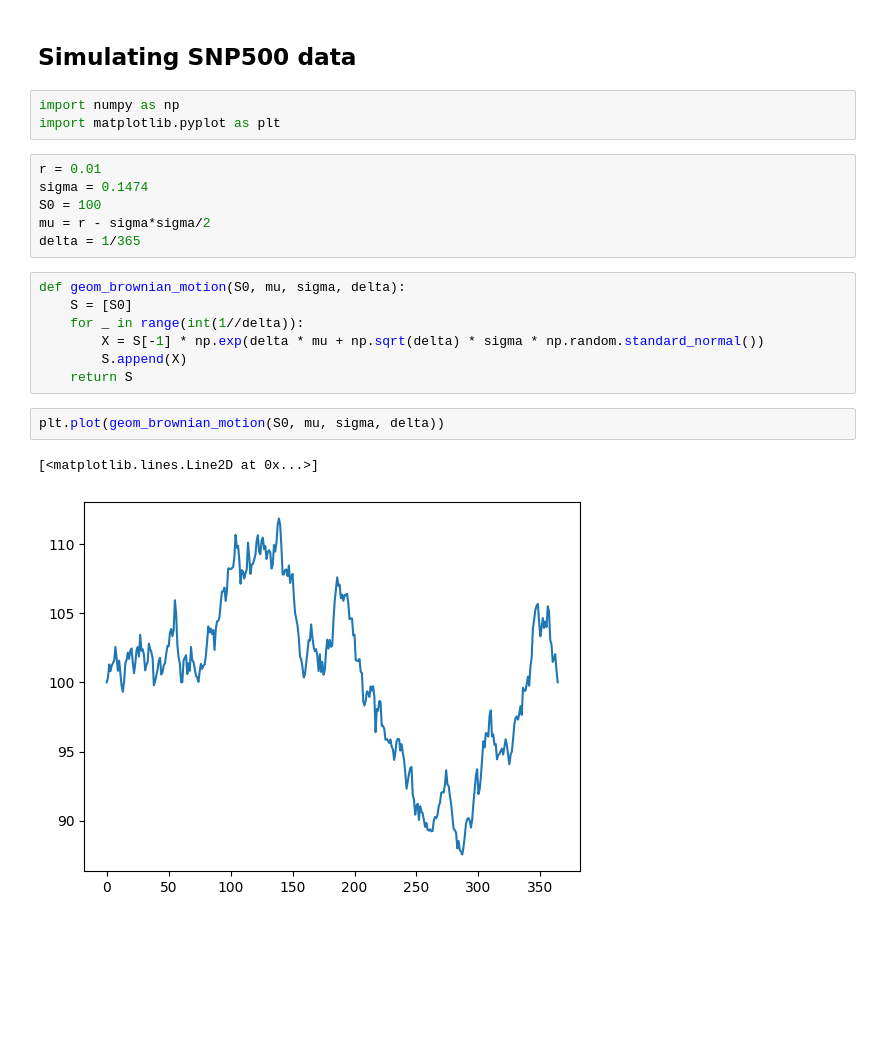
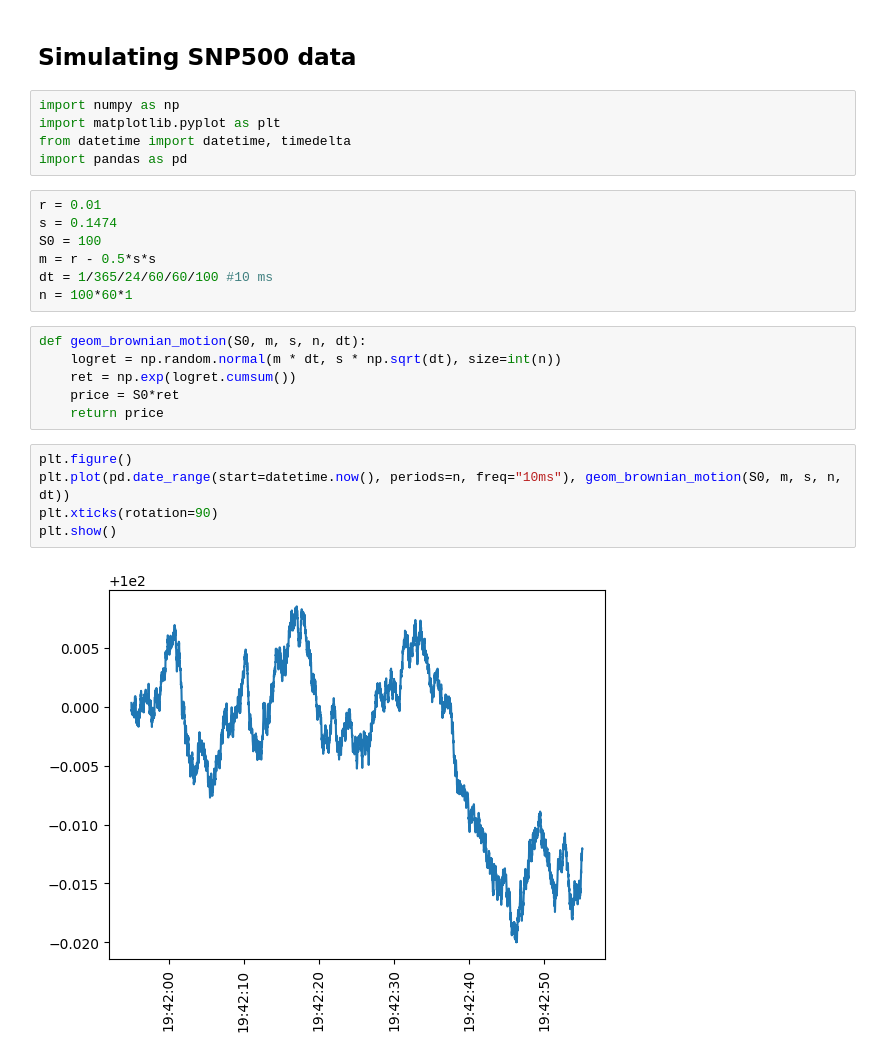
Before and after one commit to tsteindl/market_quota_game, a Jupyter notebook: main.ipynb, the cells around one changed output. Cells and saved outputs as stored; diff of their text form; blank space fills up the shorter version.

```diff
--- a/main.ipynb
+++ b/main.ipynb
@@ -5,21 +5,25 @@
 # %%
 import numpy as np
 import matplotlib.pyplot as plt
+from datetime import datetime, timedelta
+import pandas as pd
 # %%
 r = 0.01
-sigma = 0.1474
+s = 0.1474
 S0 = 100
-mu = r - sigma*sigma/2
-delta = 1/365
+m = r - 0.5*s*s
+dt = 1/365/24/60/60/100 #10 ms
+n = 100*60*1
 # %%
-def geom_brownian_motion(S0, mu, sigma, delta):
-    S = [S0]
-    for _ in range(int(1//delta)):
-        X = S[-1] * np.exp(delta * mu + np.sqrt(delta) * sigma * np.random.standard_normal())
-        S.append(X)
-    return S
+def geom_brownian_motion(S0, m, s, n, dt):
+    logret = np.random.normal(m * dt, s * np.sqrt(dt), size=int(n))
+    ret = np.exp(logret.cumsum())
+    price = S0*ret
+    return price
 # %%
-plt.plot(geom_brownian_motion(S0, mu, sigma, delta))
+plt.figure()
+plt.plot(pd.date_range(start=datetime.now(), periods=n, freq="10ms"), geom_brownian_motion(S0, m, s, n, dt))
+plt.xticks(rotation=90)
+plt.show()
 # %% [output]
-[<matplotlib.lines.Line2D at 0x...>]
-[figure, old version]
+[figure, new version]
```
